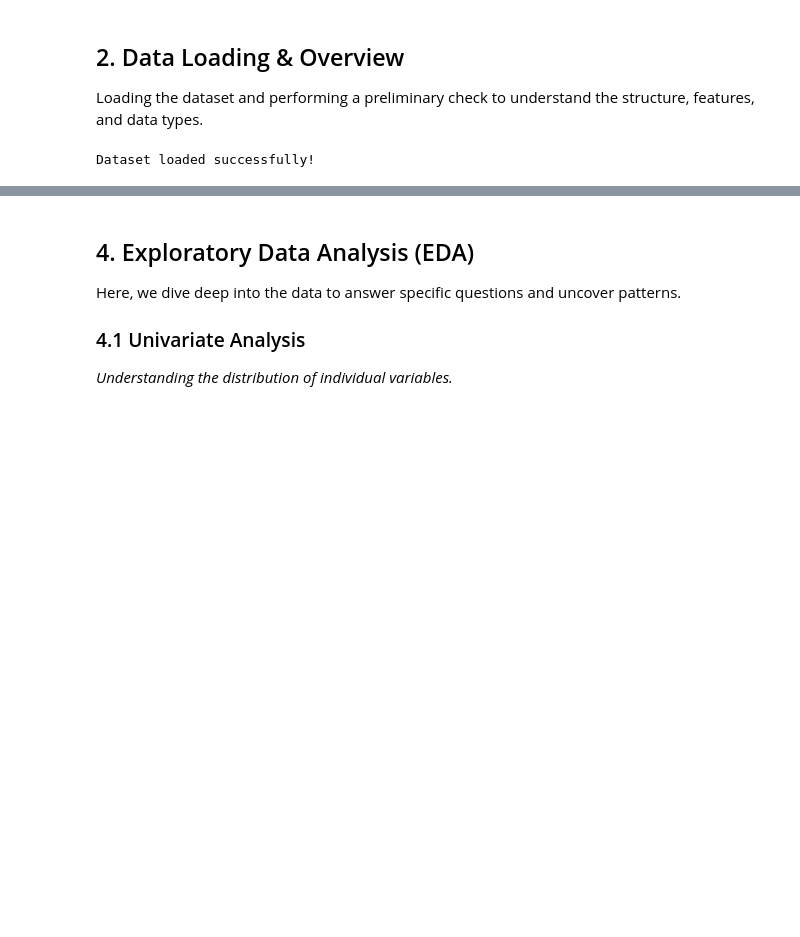
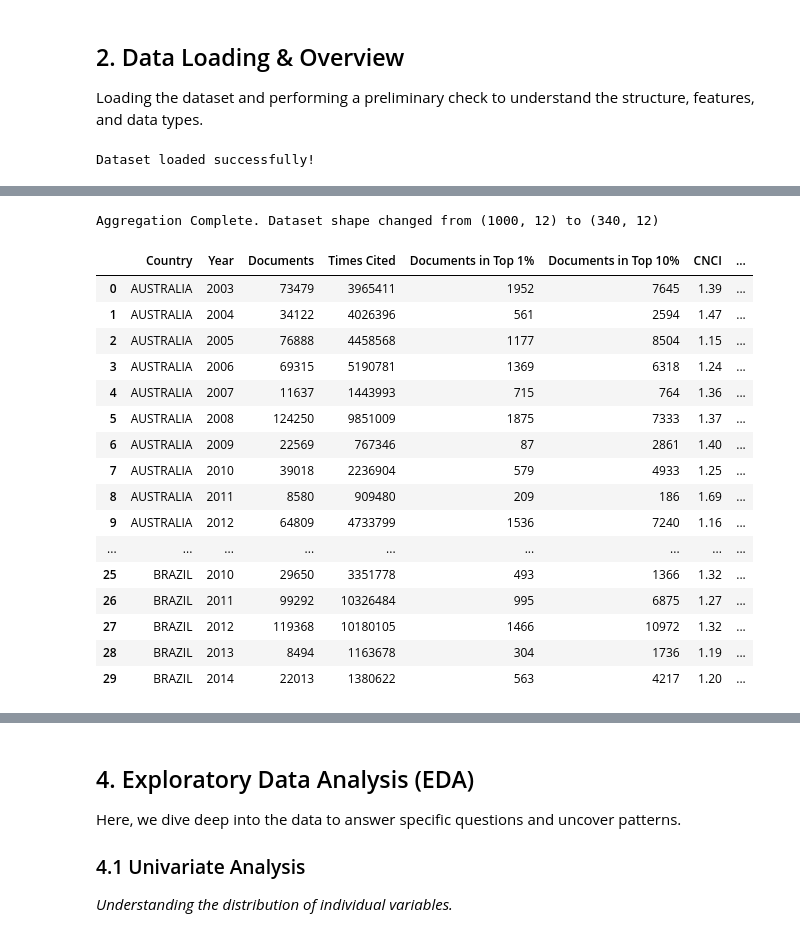
Before and after one commit to Omkar3101/iisc-eda-project, a Jupyter notebook: Research_Publications_EDA_Analysis.ipynb, the cells around one changed output, grey strips where cells are left out. Cells and saved outputs as stored; diff of their text form; code cells hidden in the pictures; blank space fills up the shorter version.

```diff
--- a/Research_Publications_EDA_Analysis.ipynb
+++ b/Research_Publications_EDA_Analysis.ipynb
@@ -264,0 +307,12 @@ No. of Outliers in Times Cited is 7
+# %%
+# 1. Rename 'ENGLAND' to 'UNITED KINGDOM'
+df.loc[df['Country'] == 'ENGLAND', 'Country'] = 'UNITED KINGDOM'
+
+print("Successfully changed all 'ENGLAND' entries to 'UNITED KINGDOM'.")
+
+# 2. Verification
+target_year = 2017
+uk_rows = df[(df['Country'] == 'UNITED KINGDOM') & (df['Year'] == target_year)]
+
+print(f"\nTotal Rows for United Kingdom in {target_year}: {len(uk_rows)}")
+display(uk_rows)
@@ -265,2 +352,53 @@ No. of Outliers in Times Cited is 7
+# %%
+#Aggregating Repeated Countries.
+
+# Logic:
+# Quantitative columns -> SUM
+# Quality/Percentage columns -> MEAN
+# Rank -> MIN (because rank 1 is better then rank 10)
+
+agg_rules = {
+    'Documents': 'sum',
+    'Times Cited': 'sum',
+    'Documents in Top 1%': 'sum',
+    'Documents in Top 10%': 'sum',
+    'CNCI': 'mean',
+    'Collab-CNCI': 'mean',
+    '% Docs Cited': 'mean',
+    '% Documents in Top 1%': 'mean',
+    '% Documents in Top 10%': 'mean',
+    'Rank': 'min' #to get better rank
+}
+
+# Compressing data by Groupby
+df_clean = df.groupby(['Country', 'Year'], as_index=False).agg(agg_rules)
+
+# Rounding off again after mean calculation to keep it clean
+df_clean = df_clean.round(2)
+
+print(f"Aggregation Complete. Dataset shape changed from {df.shape} to {df_clean.shape}")
+display(df_clean.head(30))
+
+# Now, this dataset will use
+df = df_clean.copy()
+# %% [output]
+Aggregation Complete. Dataset shape changed from (1000, 12) to (340, 12)
+|  | Country | Year | Documents | Times Cited | Documents in Top 1% | Documents in Top 10% | CNCI | ... |
+| 0 | AUSTRALIA | 2003 | 73479 | 3965411 | 1952 | 7645 | 1.39 | ... |
+| 1 | AUSTRALIA | 2004 | 34122 | 4026396 | 561 | 2594 | 1.47 | ... |
+| 2 | AUSTRALIA | 2005 | 76888 | 4458568 | 1177 | 8504 | 1.15 | ... |
+| 3 | AUSTRALIA | 2006 | 69315 | 5190781 | 1369 | 6318 | 1.24 | ... |
+| 4 | AUSTRALIA | 2007 | 11637 | 1443993 | 715 | 764 | 1.36 | ... |
+| 5 | AUSTRALIA | 2008 | 124250 | 9851009 | 1875 | 7333 | 1.37 | ... |
+| 6 | AUSTRALIA | 2009 | 22569 | 767346 | 87 | 2861 | 1.40 | ... |
+| 7 | AUSTRALIA | 2010 | 39018 | 2236904 | 579 | 4933 | 1.25 | ... |
+| 8 | AUSTRALIA | 2011 | 8580 | 909480 | 209 | 186 | 1.69 | ... |
+| 9 | AUSTRALIA | 2012 | 64809 | 4733799 | 1536 | 7240 | 1.16 | ... |
+| ... | ... | ... | ... | ... | ... | ... | ... | ... |
+| 25 | BRAZIL | 2010 | 29650 | 3351778 | 493 | 1366 | 1.32 | ... |
+| 26 | BRAZIL | 2011 | 99292 | 10326484 | 995 | 6875 | 1.27 | ... |
+| 27 | BRAZIL | 2012 | 119368 | 10180105 | 1466 | 10972 | 1.32 | ... |
+| 28 | BRAZIL | 2013 | 8494 | 1163678 | 304 | 1736 | 1.19 | ... |
+| 29 | BRAZIL | 2014 | 22013 | 1380622 | 563 | 4217 | 1.20 | ... |
 # %% [markdown]
 <div class="alert alert-block alert-success">
```
Also changed, not shown: parts of 19 cells of this notebook.
